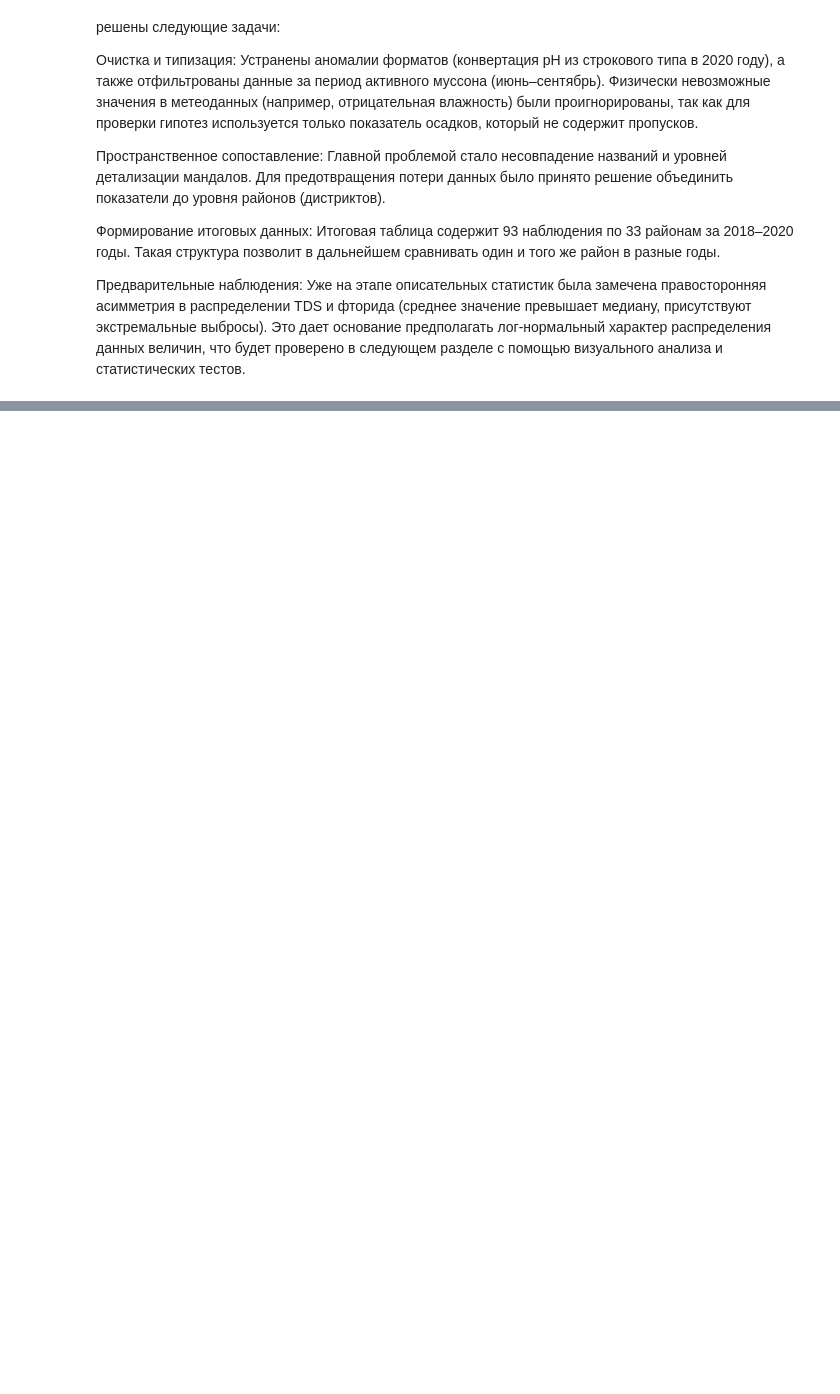
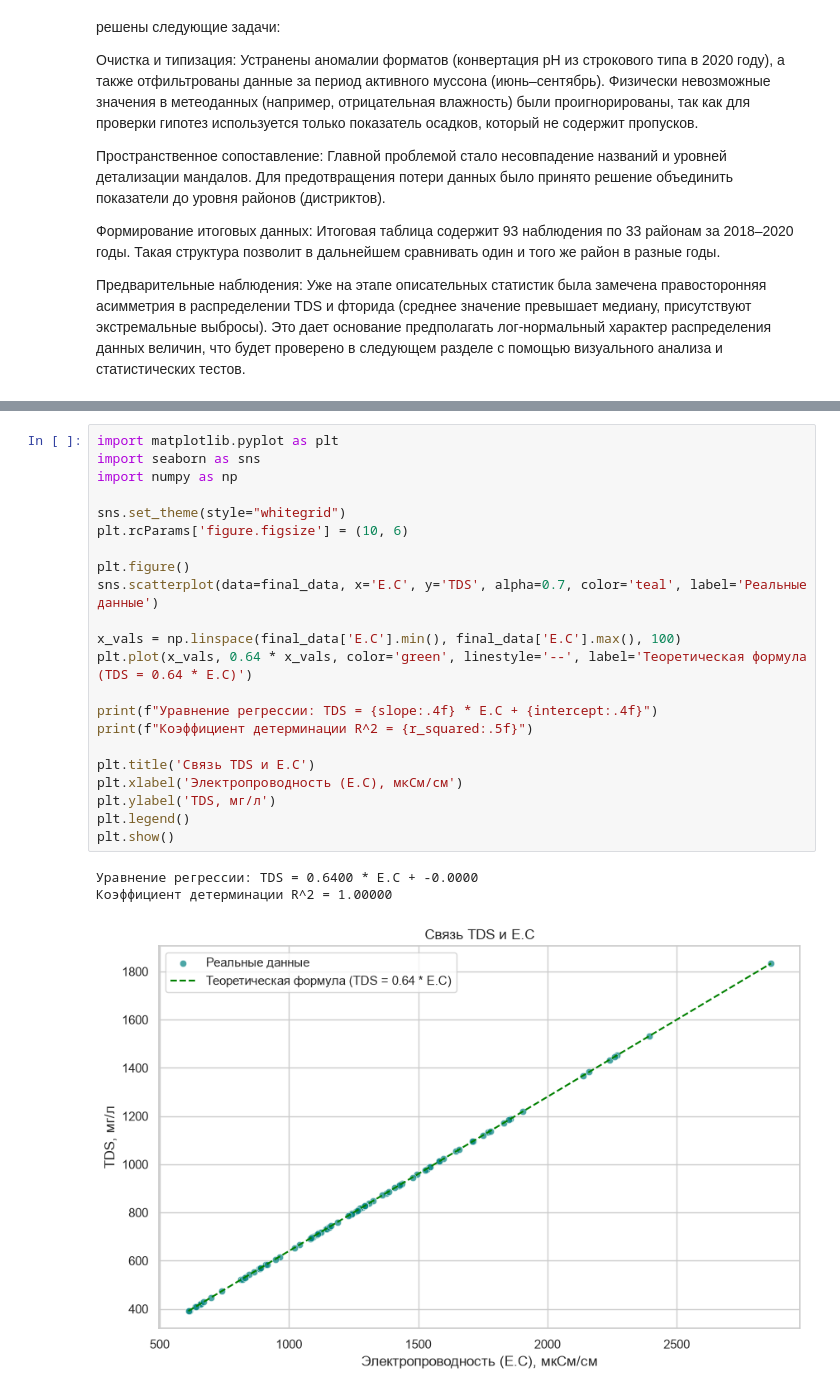
Before and after one commit to dasha1154/lab.stat, a Jupyter notebook: labwork.ipynb, the cells around one changed output, grey strips where cells are left out. Saved outputs shown, nothing was run; the diff lists cells and outputs as text; blank space fills up the shorter version.

```diff
--- a/labwork.ipynb
+++ b/labwork.ipynb
@@ -486,0 +522,26 @@ final_data.head(10)
+# %%
+import matplotlib.pyplot as plt
+import seaborn as sns
+import numpy as np
+
+sns.set_theme(style="whitegrid")
+plt.rcParams['figure.figsize'] = (10, 6)
+
+plt.figure()
+sns.scatterplot(data=final_data, x='E.C', y='TDS', alpha=0.7, color='teal', label='Реальные данные')
+
+x_vals = np.linspace(final_data['E.C'].min(), final_data['E.C'].max(), 100)
+plt.plot(x_vals, 0.64 * x_vals, color='green', linestyle='--', label='Теоретическая формула (TDS = 0.64 * E.C)')
+
+print(f"Уравнение регрессии: TDS = {slope:.4f} * E.C + {intercept:.4f}")
+print(f"Коэффициент детерминации R^2 = {r_squared:.5f}")
+
+plt.title('Связь TDS и E.C')
+plt.xlabel('Электропроводность (E.C), мкСм/см')
+plt.ylabel('TDS, мг/л')
+plt.legend()
+plt.show()
+# %% [output]
+Уравнение регрессии: TDS = 0.6400 * E.C + -0.0000
+Коэффициент детерминации R^2 = 1.00000
+[figure, added]
```
Also changed, not shown: parts of 14 cells of this notebook.
